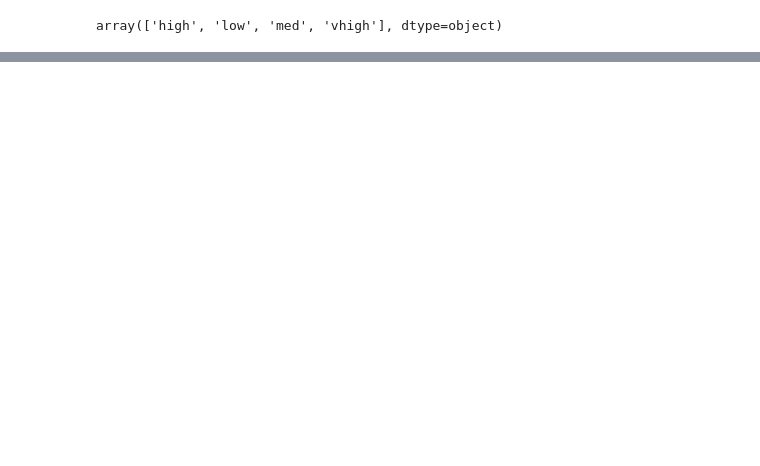
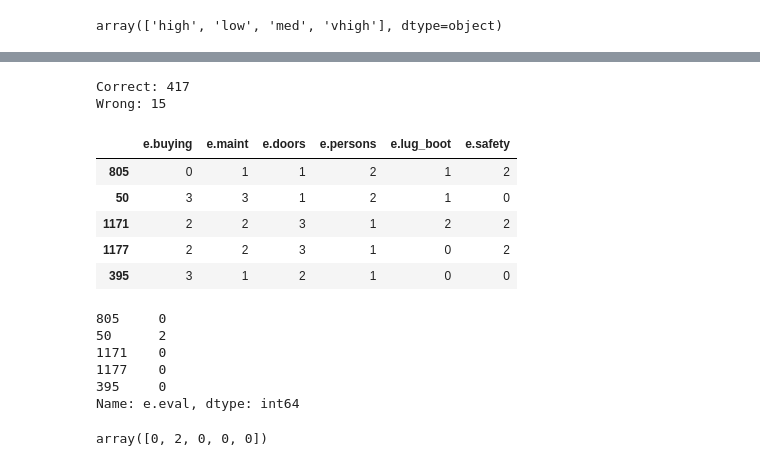
Before and after one commit to benjaminhuanghuang/ml-using-python, a Jupyter notebook: ml_classfication.ipynb, the cells around one changed output, grey strips where cells are left out. Drawn from its saved outputs; the diff is of its cells as text; code cells hidden in the pictures; blank space fills up the shorter version.

```diff
--- a/ml_classfication.ipynb
+++ b/ml_classfication.ipynb
@@ -165,0 +182,2 @@ df.head()
+# %%
+X = df[['e.buying', 'e.maint', 'e.doors','e.persons', 'e.lug_boot','e.safety']]
@@ -165,0 +192,2 @@ df.head()
+# %%
+y = df['e.eval']
@@ -165,0 +202,2 @@ df.head()
+# %%
+X_train, X_test, y_train, y_test= train_test_split(X, y, test_size=0.25, random_state =5)
@@ -165,0 +267,28 @@ df.head()
+# %%
+print( "Correct:", len(correct_pred_dt))
+print( "Wrong:", len(wrong_pred_dt))
+# %% [output]
+Correct: 417
+Wrong: 15
+# %%
+X_test.head()
+# %% [output]
+|  | e.buying | e.maint | e.doors | e.persons | e.lug_boot | e.safety |
+| 805 | 0 | 1 | 1 | 2 | 1 | 2 |
+| 50 | 3 | 3 | 1 | 2 | 1 | 0 |
+| 1171 | 2 | 2 | 3 | 1 | 2 | 2 |
+| 1177 | 2 | 2 | 3 | 1 | 0 | 2 |
+| 395 | 3 | 1 | 2 | 1 | 0 | 0 |
+# %%
+y_test[0:5]
+# %% [output]
+805     0
+50      2
+1171    0
+1177    0
+395     0
+Name: e.eval, dtype: int64
+# %%
+y_pred_dt[0:5]
+# %% [output]
+array([0, 2, 0, 0, 0])
```
Also changed, not shown: parts of 25 cells of this notebook.
